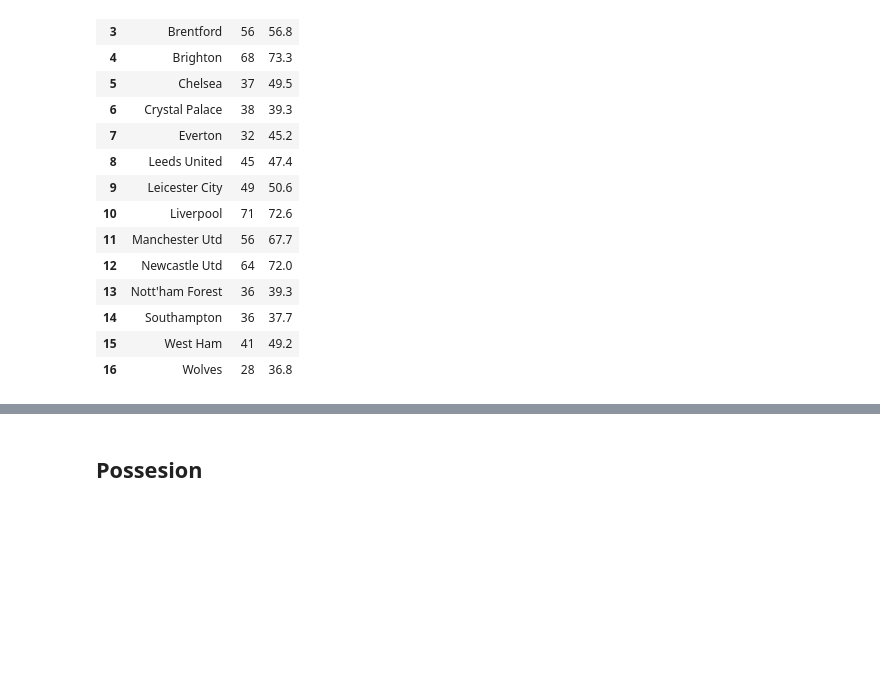
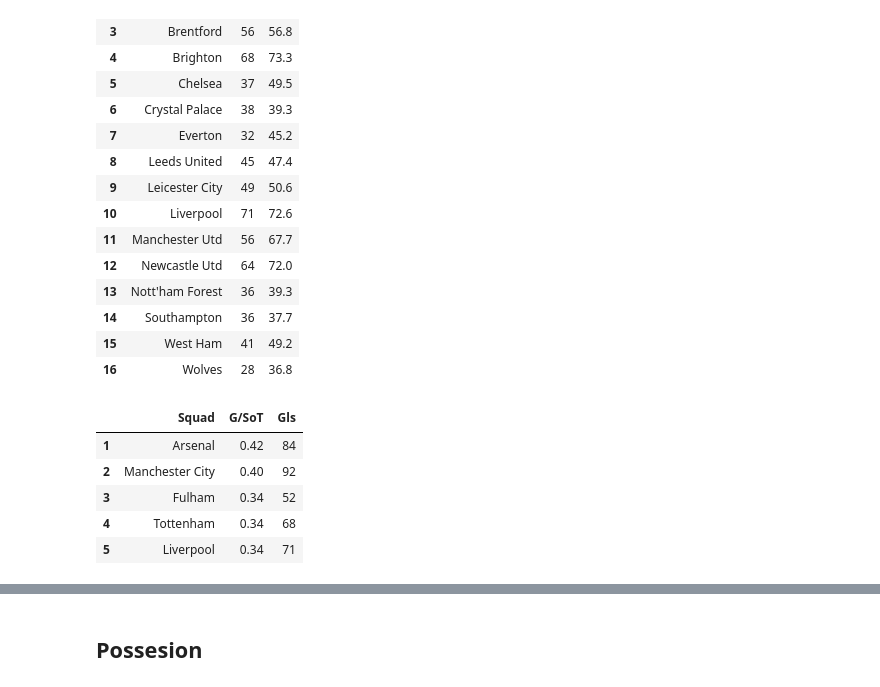
Before and after one commit to ayomidecole/Prem2022-23-data, a Jupyter notebook: prem_data_analysis.ipynb, the cells around one changed output, grey strips where cells are left out. Cells and saved outputs as stored; diff of their text form; code cells hidden in the pictures; blank space fills up the shorter version.

```diff
--- a/prem_data_analysis.ipynb
+++ b/prem_data_analysis.ipynb
@@ -143,3 +153,14 @@ underperformed_xG.set_index(np.arange(1, len(underperformed_xG)+1))[['Squad', 'G
 | 14 | Southampton | 36 | 37.7 |
 | 15 | West Ham | 41 | 49.2 |
 | 16 | Wolves | 28 | 36.8 |
+# %%
+goals_SoT_5 = shooting.sort_values('G/SoT', ascending=False).head(5).reset_index(drop=True)
+goals_SoT_5.index = goals_SoT_5.index + 1
+goals_SoT_5[['Squad', 'G/SoT', 'Gls']]
+# %% [output]
+|  | Squad | G/SoT | Gls |
+| 1 | Arsenal | 0.42 | 84 |
+| 2 | Manchester City | 0.40 | 92 |
+| 3 | Fulham | 0.34 | 52 |
+| 4 | Tottenham | 0.34 | 68 |
+| 5 | Liverpool | 0.34 | 71 |
```
Also changed, not shown: parts of 10 cells of this notebook.
